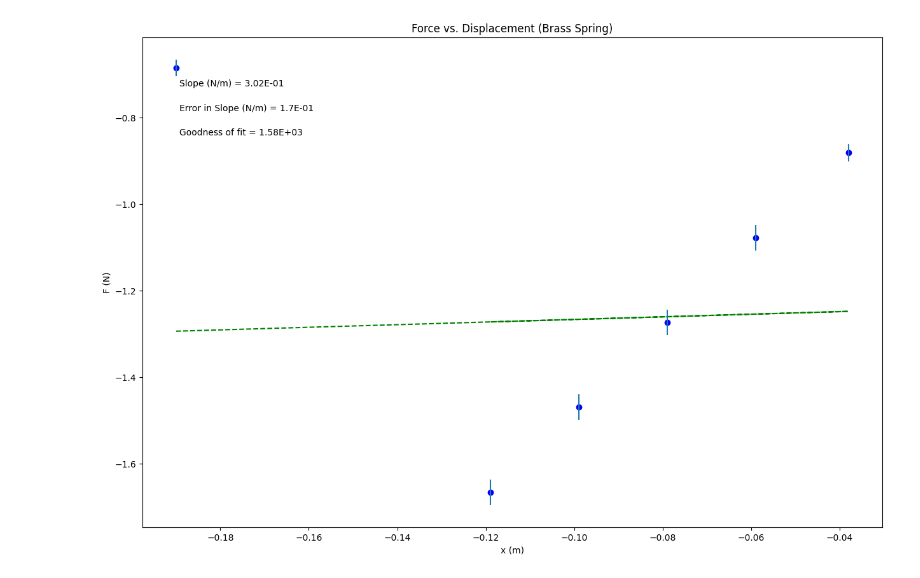
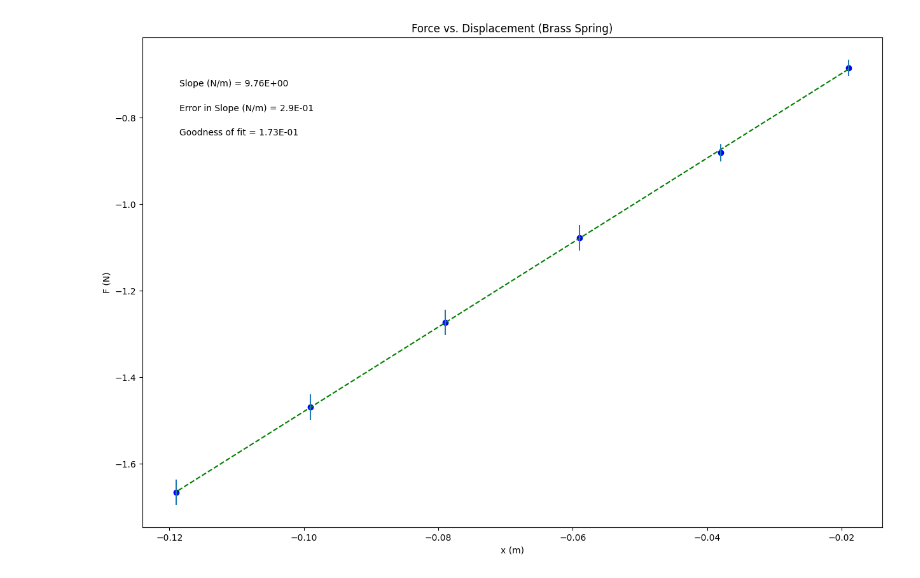
Before and after one commit to emoney175343/PHSX_216N, a Jupyter notebook: PHSX_216N_Brass.ipynb, the cells around one changed output. Drawn from its saved outputs; the diff is of its cells as text; code cells hidden in the pictures.

```diff
--- a/PHSX_216N_Brass.ipynb
+++ b/PHSX_216N_Brass.ipynb
@@ -15,7 +15,7 @@ import matplotlib.pyplot as plt
 #Data Section - Create Arrays for data. Perform necessary calculations.
 #CHANGE THE VARIABLE NAMES and numbers to match your data
 
-x = np.array([-0.19, -0.038, -0.059, -0.079, -0.099, -0.119]) #what are units?
+x = np.array([-0.019, -0.038, -0.059, -0.079, -0.099, -0.119]) #what are units?
 F = np.array([-0.686, -0.882, -1.078, -1.274, -1.47, -1.666]) #what are units?
 
 
@@ -88,31 +88,31 @@ elif annotation_placement==3 or annotation_placement==4:
     ypos=[.2,.15,.1]
 
 #-----------------------------------------------------------------------#
 #Don't need to change anything in this section!
 
 #Plot data on graph. Plot error bars and place values for slope,
 #error in slope and goodness of fit on the plot using "annotate"
 
 plt.figure(figsize=(15,10))
 
 plt.plot(x, fit, color='green', linestyle='--')
 plt.scatter(x, y, color='blue', marker='o')
 
 plt.xlabel(x_label)
 plt.ylabel(y_label)
 plt.title(plot_title)
 
 plt.errorbar(x, y, yerr=dy, xerr=None, fmt="none") #don't need to plot x error bars
 
 plt.annotate('Slope ({}) = {value:.{digits}E}'.format(slope_units,value=m, digits=2),
              (xpos, ypos[0]), xycoords='axes fraction')
 
 plt.annotate('Error in Slope ({}) = {value:.{digits}E}'.format(slope_units,value=dm, digits=1),
              (xpos, ypos[1]), xycoords='axes fraction')
 
 plt.annotate('Goodness of fit = {value:.{digits}E}'.format(value=N, digits=2),
              (xpos, ypos[2]), xycoords='axes fraction')
 
 plt.show()
 # %% [output]
-[figure, old version]
+[figure, new version]
```
